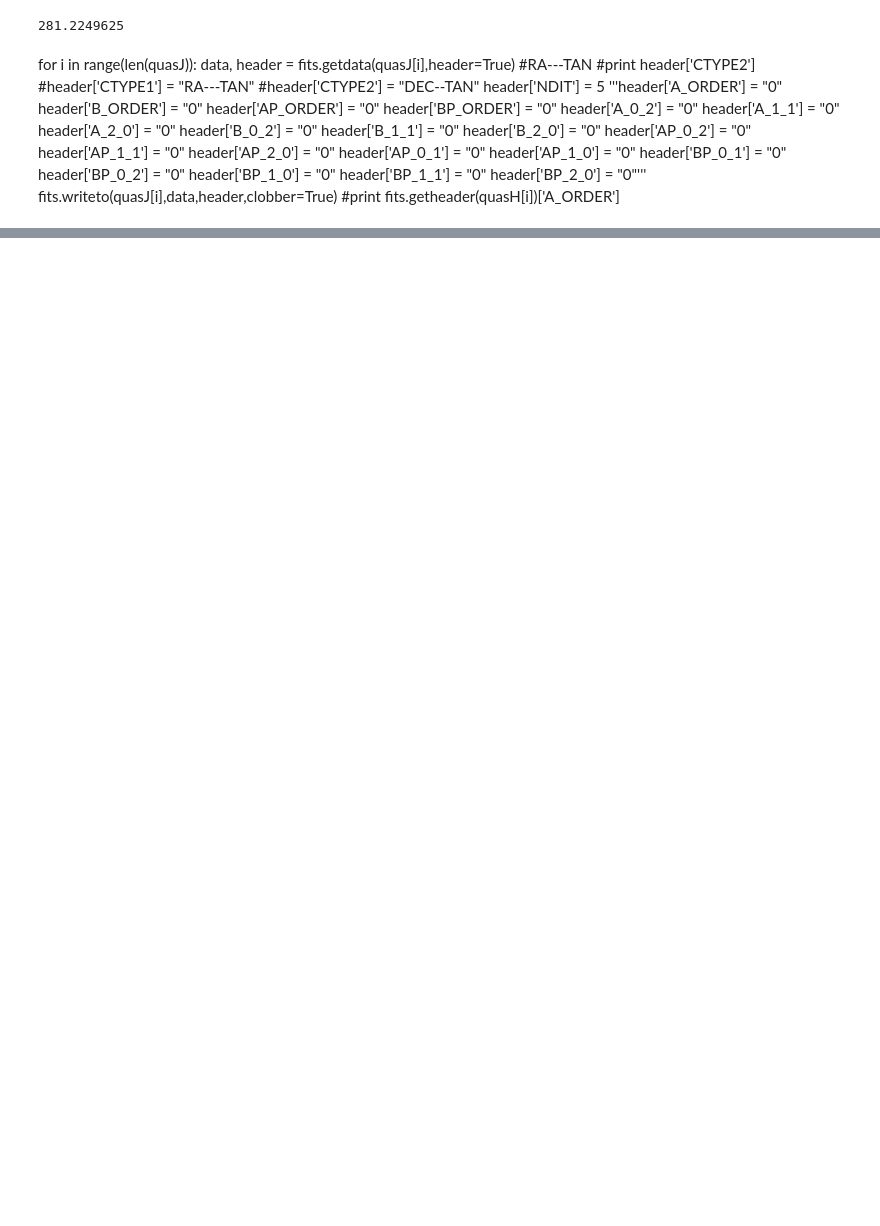
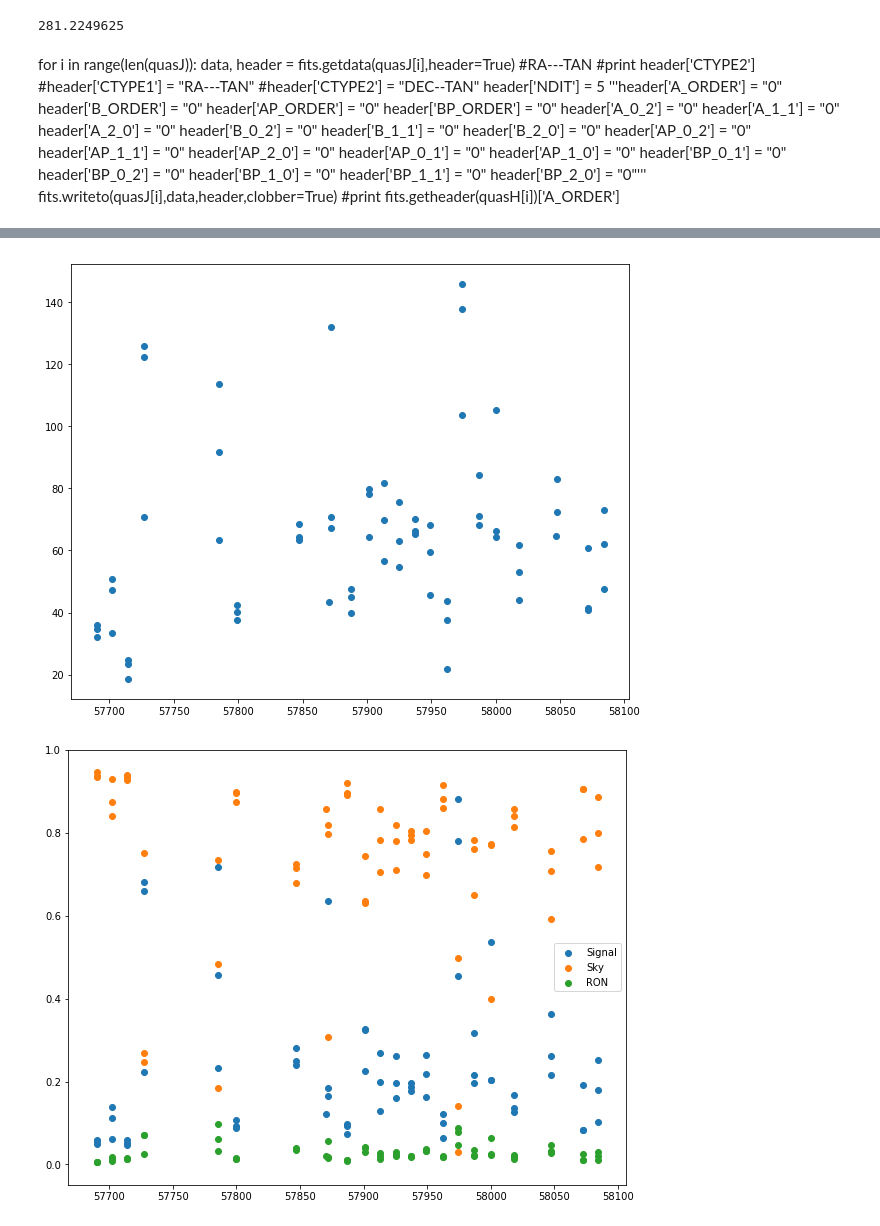
Before and after one commit to LyngeLauritsen/AGNlight, a Jupyter notebook: MasterP/F51/F51z-FLUX-CALIBRATION-NOV.ipynb, the cells around one changed output, grey strips where cells are left out. Saved outputs shown, nothing was run; the diff lists cells and outputs as text; code cells hidden in the pictures; blank space fills up the shorter version.

```diff
--- a/MasterP/F51/F51z-FLUX-CALIBRATION-NOV.ipynb
+++ b/MasterP/F51/F51z-FLUX-CALIBRATION-NOV.ipynb
@@ -382,6 +388,7 @@ def SEXAGNflux(quas,aperture1):
         signal[i,1] = a2
         signal[i,2] = a3
         signal[i,3] = a4
+        print np.nanmean(a_sky1), np.nanmean(a_sky2), np.nanmean(a_sky3)
         #-------------------------------------------------------------------------------------------
         #plt.figure(figsize=(3,3))
         #plt.imshow(a2)
@@ -394,8 +401,7 @@ def SEXAGNflux(quas,aperture1):
         a_sky_pix = np.count_nonzero(a_sky1)
         a_sky_2 = np.sum(a_sky1)/float(np.count_nonzero(a_sky1))
         a_sky = np.concatenate((a_sky1.ravel(),a_sky2.ravel(),a_sky3.ravel()),axis=0)
-        a_sky_var = np.nanvar(a_sky)
-        print a_sky_2,a_sky_var
+        a_sky_var = np.nanmean(a_sky) #,abs(np.nanvar(a_sky))
         #a_AGN_pix_1 = np.pi*(2*aperture2)**2/((header['PIXSCALE']/3600.)**2)
         #a2_pix_1 = np.pi*(aperture2)**2/((header['PIXSCALE']/3600.)**2)
         #a3_pix_1 = np.pi*(aperture2)**2/((header['PIXSCALE']/3600.)**2)
@@ -430,7 +436,7 @@ def SEXAGNflux(quas,aperture1):
         flucompsta1.append(comp1(a_AGN_3,a2_3))
         flucompsta2.append(comp1(a_AGN_3,a3_3))
         flucompsta3.append(comp1(a_AGN_3,a4_3))
-        SNR1 = SNR(a_AGN,np.sum(a_sky_var),header,aperture1,aperture1)
+        SNR1 = SNR(a_AGN,abs(np.sum(a_sky)),header,aperture1,aperture1)
         #flucompsta4.append(comp1(a_AGN_3,a5_3))
         #flucompsta5.append(comp1(a_AGN_3,a6_3))
         #flucompsta6.append(comp1(a_AGN_3,a7_3))
@@ -444,17 +450,18 @@ def SEXAGNflux(quas,aperture1):
         #comp_array[i,6] = flucompsta6[i]
         print a_AGN, a2, a3, a4
         SNR_part[i,0] = date[i]
-        SNR_part[i,1] = SNR(a_AGN,np.sum(a_sky),header,aperture1,aperture1)
-        SNR_part[i,2] = SNR11(a_AGN,np.sum(a_sky),header,aperture1,aperture1)\
-        /SNR44(a_AGN,np.sum(a_sky),header,aperture1,aperture1)
-        SNR_part[i,3] = SNR22(a_AGN,np.sum(a_sky),header,aperture1,aperture1)\
-        /SNR44(a_AGN,np.sum(a_sky),header,aperture1,aperture1)
-        SNR_part[i,4] = SNR33(a_AGN,np.sum(a_sky),header,aperture1,aperture1)\
-        /SNR44(a_AGN,np.sum(a_sky),header,aperture1,aperture1)
+        SNR_part[i,1] = SNR(a_AGN,abs(np.sum(a_sky)),header,aperture1,aperture1)
+        SNR_part[i,2] = SNR11(a_AGN,abs(np.sum(a_sky)),header,aperture1,aperture1)\
+        /SNR44(a_AGN,abs(np.sum(a_sky)),header,aperture1,aperture1)
+        SNR_part[i,3] = SNR22(a_AGN,abs(np.sum(a_sky)),header,aperture1,aperture1)\
+        /SNR44(a_AGN,abs(np.sum(a_sky)),header,aperture1,aperture1)
+        SNR_part[i,4] = SNR33(a_AGN,abs(np.sum(a_sky)),header,aperture1,aperture1)\
+        /SNR44(a_AGN,abs(np.sum(a_sky)),header,aperture1,aperture1)
         SNR_star[i,0] = header['MJD-OBS']
-        SNR_star[i,1] = SNR(a2,np.sum(a_sky_var),header,aperture1,aperture1)
-        SNR_star[i,2] = SNR(a3,np.sum(a_sky_var),header,aperture1,aperture1)
-        SNR_star[i,3] = SNR(a4,np.sum(a_sky_var),header,aperture1,aperture1)
+        SNR_star[i,1] = SNR(a2,abs(np.sum(a_sky)),header,aperture1,aperture1)
+        SNR_star[i,2] = SNR(a3,abs(np.sum(a_sky)),header,aperture1,aperture1)
+        SNR_star[i,3] = SNR(a4,abs(np.sum(a_sky)),header,aperture1,aperture1)
+        print SNR_part[i,:], SNR_star[i,:]
         noise_quasar[i,0] = header['MJD-OBS']
         noise_quasar[i,1] = float('nan')
         noise_quasar[i,2] = float('nan')
@@ -520,14 +532,21 @@ Frame nr.  46 /media/lynge/Lynge-Back-up/F51/z/IMG2017317BLs026.fits
 # %%
 plt.figure(figsize=(10,8))
 plt.scatter(SNR_part_1[:,0],SNR_part_1[:,1])
 plt.show()
 
 plt.figure(figsize=(10,8))
 plt.scatter(SNR_part_1[:,0],SNR_part_1[:,2],label='Signal')
 plt.scatter(SNR_part_1[:,0],SNR_part_1[:,3],label='Sky')
 plt.scatter(SNR_part_1[:,0],SNR_part_1[:,4],label='RON')
 plt.legend()
 #plt.ylim([5*10**(-15),1.*10**(-14)])
 plt.show()
 
-print SNR_part_1[:,1]
+for i in range(len(noise_quasar_1[:,0])-1):
+    print i
+    print comp_array[i,:]
+    print noise_quasar_1[i,4]
+    print SNR_part_1[i,0], SNR_part_1[i,1], SNR_part_1[i,2], SNR_part_1[i,3], SNR_part_1[i,4]
+# %% [output]
+[figure, added]
+[figure, added]
```
Also changed, not shown: parts of 5 cells of this notebook, 50 other files.
